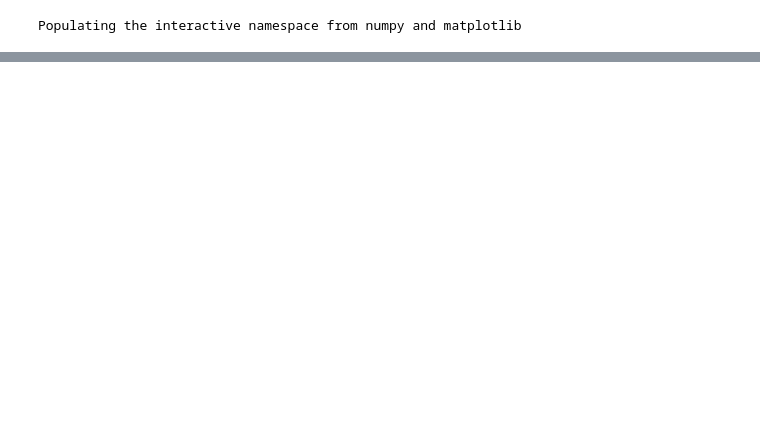
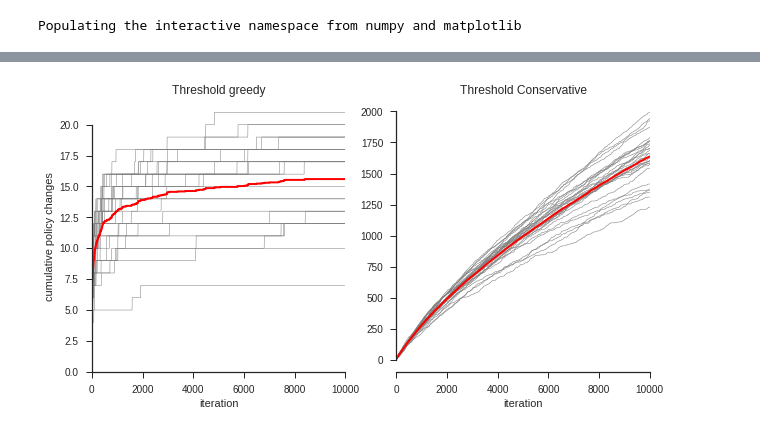
Before and after one commit to benlansdell/conservativerdd, a Jupyter notebook: compare_methods.ipynb, the cells around one changed output, grey strips where cells are left out. Cells and saved outputs as stored; diff of their text form; code cells hidden in the pictures; blank space fills up the shorter version.

```diff
--- a/compare_methods.ipynb
+++ b/compare_methods.ipynb
@@ -74,0 +114,17 @@ array([[  1.00000000e+00,   9.99700000e+03,   1.00000000e+00,
+# %%
+#Plot number of policy changes. By definition both greedy and LinUCB are linear
+fig, axes = plt.subplots(1,2,figsize=(10,5))
+axes[0].plot(np.cumsum(update_pol_thr, axis = 1).T, color = 'grey', linewidth = 0.5)
+axes[1].plot(np.cumsum(update_pol_thrcons, axis = 1).T, color = 'grey', linewidth = 0.5)
+axes[0].plot(np.mean(np.cumsum(update_pol_thr, axis = 1), axis = 0), color = 'red', linewidth = 2)
+axes[1].plot(np.mean(np.cumsum(update_pol_thrcons, axis = 1), axis = 0), color = 'red', linewidth = 2)
+axes[0].set_xlim([0, 10000])
+axes[1].set_xlim([0, 10000])
+axes[0].set_xlabel('iteration')
+axes[1].set_xlabel('iteration')
+axes[0].set_ylabel('cumulative policy changes')
+axes[0].set_title('Threshold greedy')
+axes[1].set_title('Threshold Conservative')
+sns.despine(trim = True)
+# %% [output]
+[figure, added]
```
Also changed, not shown: parts of 7 cells of this notebook, 2 other files.
